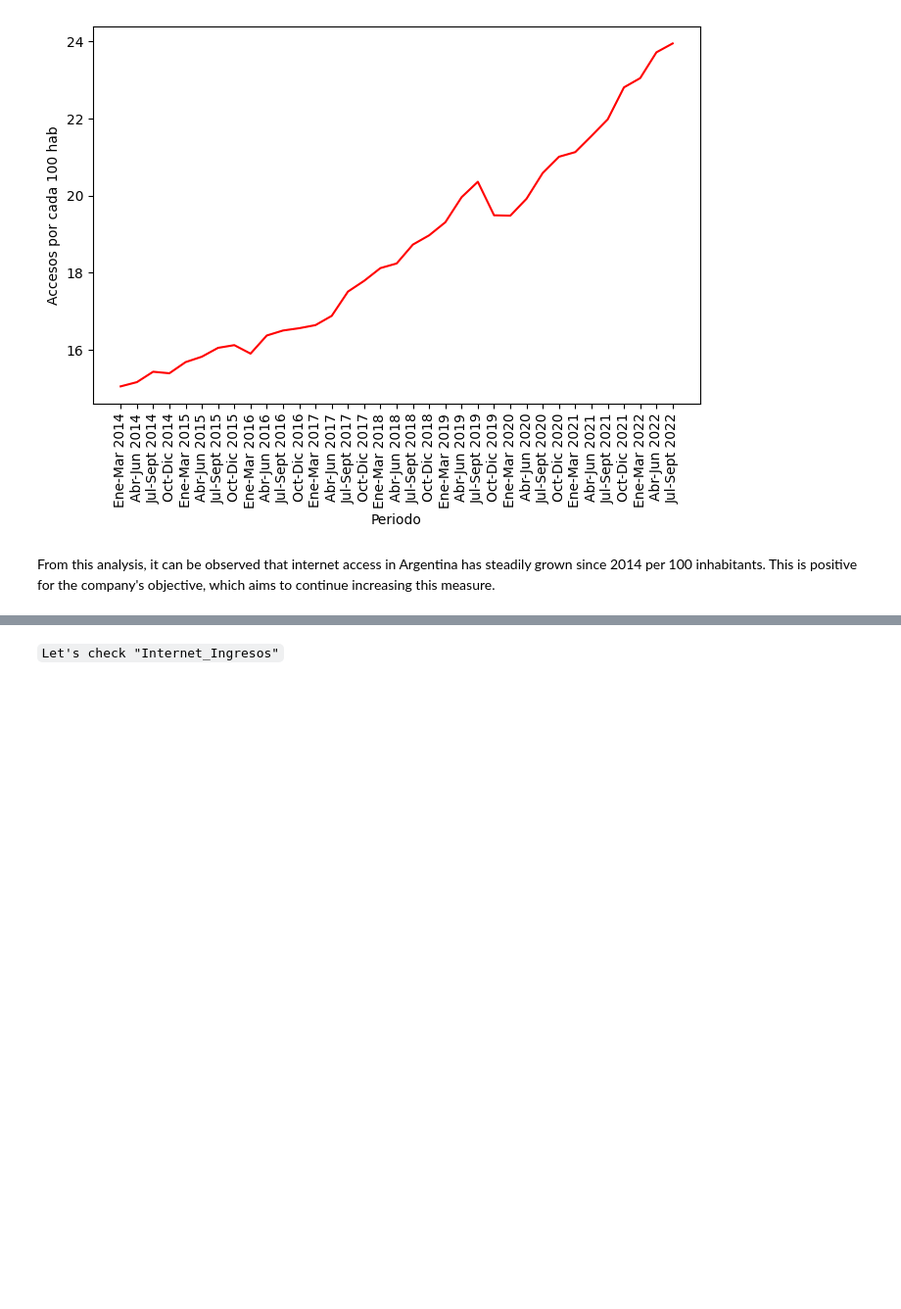
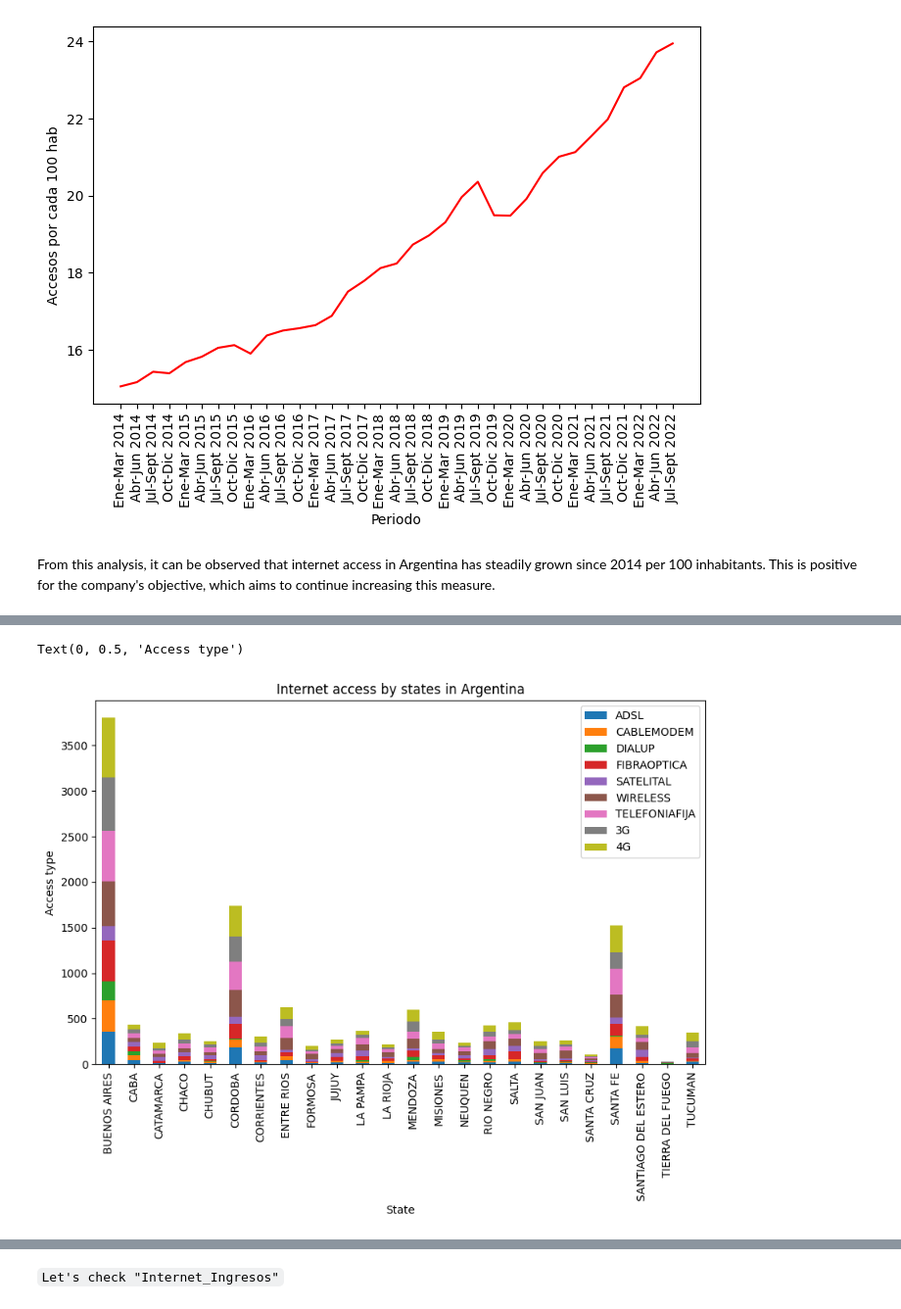
Before and after one commit to juanmaluna21/PI-DataAnalyst, a Jupyter notebook: dea_main.ipynb, the cells around one changed output, grey strips where cells are left out. Shown at 98% size. Saved outputs shown, nothing was run; the diff lists cells and outputs as text; code cells hidden in the pictures; blank space fills up the shorter version.

```diff
--- a/dea_main.ipynb
+++ b/dea_main.ipynb
@@ -350,0 +199,11 @@ Not relevant for the analysis
+# %%
+#Check which states have the lowest penetration
+fig, ax = plt.subplots()
+x= internet_penetratiointernet_penetration__perstate_filteredn_filtered['Provincia']
+y= internet_penetratiointernet_penetration__perstate_filteredn_filtered['Accesos por cada 100 hogares']
+ax.bar(x,y)
+ax.set_title('Accesos a internet por provincia')
+ax.set_xlabel('Provincia')
+ax.set_ylabel('Accesos por cada 100 hogares')
+ax.set_xticklabels(internet_penetratiointernet_penetration__perstate_filteredn_filtered['Provincia'],rotation= 90)
+plt.show()
@@ -350,0 +226,3 @@ Not relevant for the analysis
+# %%
+# Import the dataset
+disconectivity_percity= pd.read_csv(r'Datasets_import\Listadodelocalidadesconconectividadainternet_2750221681933676985.csv')
@@ -350,0 +241,7 @@ Not relevant for the analysis
+# %%
+# We group by state and count how many "Si" per state there are
+disconectivity_perstate= disconectivity_percity.groupby('Provincia')[disconectivity_percity.columns[3:]].apply(lambda x: x.eq('SI').sum())
+# %%
+# Let's take a look
+disconectivity_perstate=disconectivity_perstate.reset_index()
+disconectivity_perstate
@@ -350,0 +266,17 @@ Not relevant for the analysis
+# %%
+# Let's create a bar plot
+
+data = disconectivity_perstate
+df = pd.DataFrame(data)
+
+df_plot = df[['Provincia','ADSL',	'CABLEMODEM', 'DIALUP', 'FIBRAOPTICA', 'SATELITAL', 'WIRELESS', 'TELEFONIAFIJA', '3G','4G']]
+df_plot = df_plot.set_index('Provincia')
+
+ax = df_plot.plot(kind='bar', stacked=True, figsize=(10, 6))
+
+ax.set_title('Internet access by states in Argentina')
+ax.set_xlabel('State')
+ax.set_ylabel('Access type')
+# %% [output]
+Text(0, 0.5, 'Access type')
+[figure, added]
```
Also changed, not shown: parts of 117 cells of this notebook, 7 other files.
